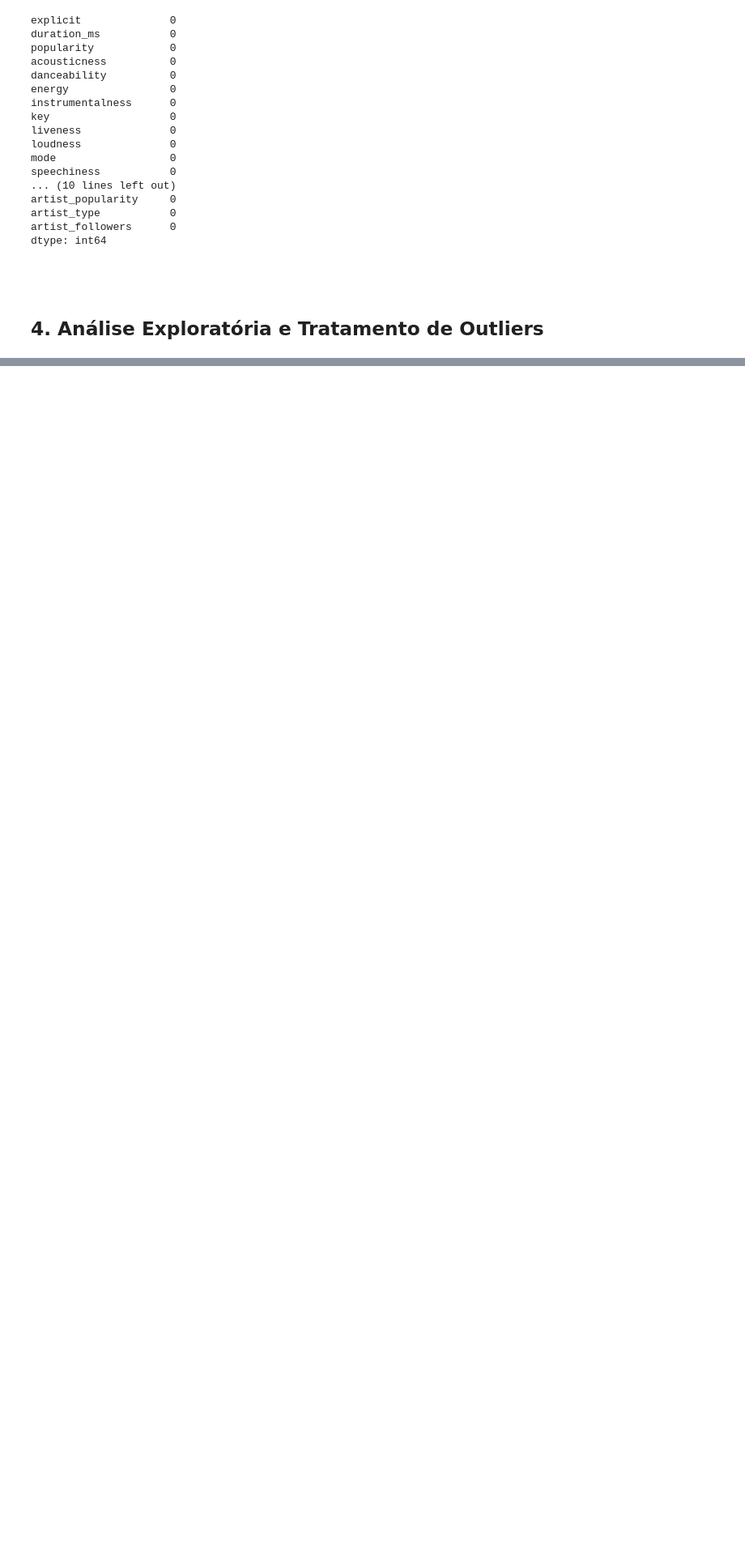
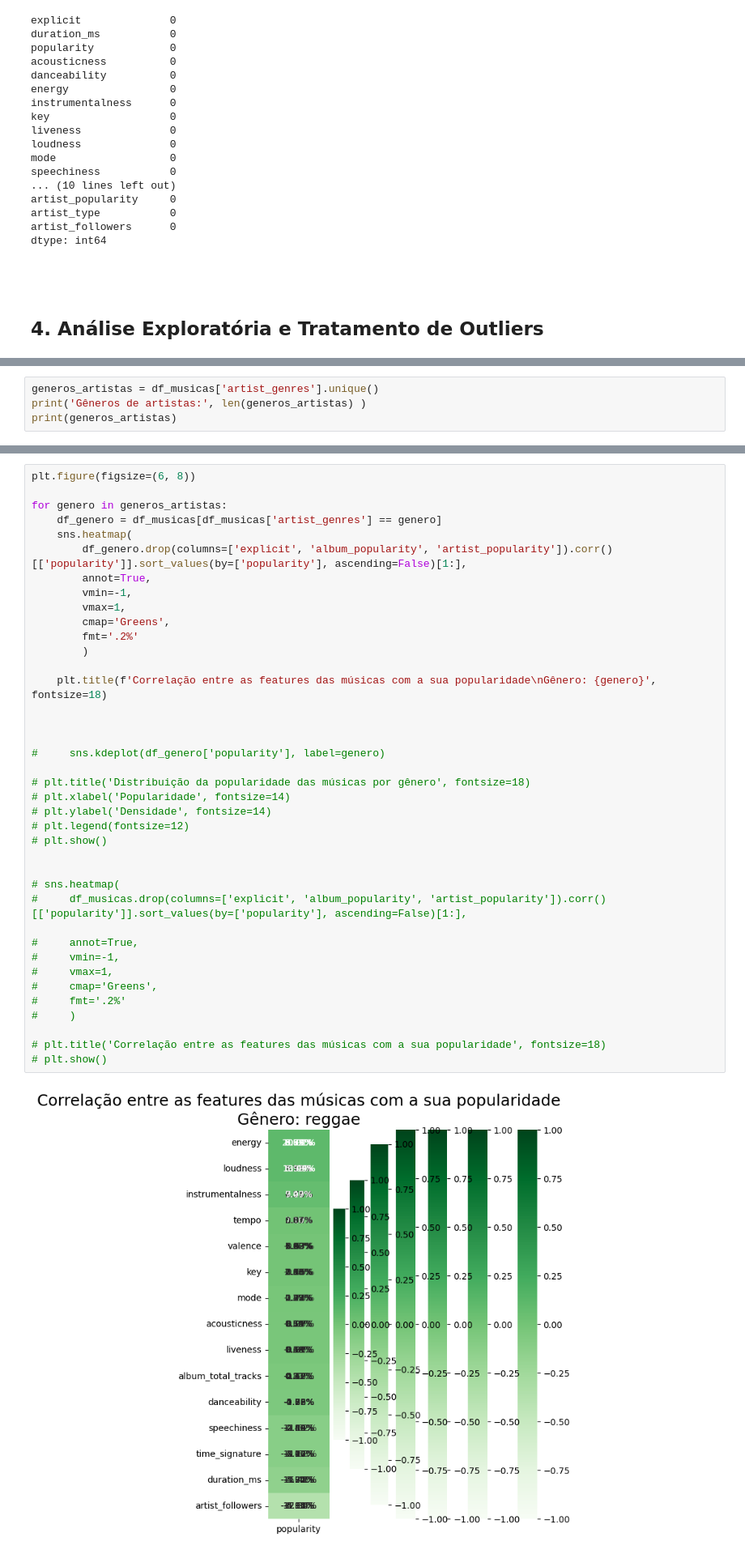
Before and after one commit to Ciencia-de-Dados-IMT-2023/Projeto-Spotify-2023.1, a Jupyter notebook: notebooks/02_EDA.ipynb, the cells around one changed output, grey strips where cells are left out. Shown at 81% size. Drawn from its saved outputs; the diff is of its cells as text; blank space fills up the shorter version.

```diff
--- a/notebooks/02_EDA.ipynb
+++ b/notebooks/02_EDA.ipynb
@@ -146,0 +204,4 @@ dtype: int64
+# %%
+generos_artistas = df_musicas['artist_genres'].unique()
+print('Gêneros de artistas:', len(generos_artistas)	)
+print(generos_artistas)
@@ -146,0 +211,41 @@ dtype: int64
+# %%
+plt.figure(figsize=(6, 8))
+
+for genero in generos_artistas:
+    df_genero = df_musicas[df_musicas['artist_genres'] == genero]
+    sns.heatmap(
+        df_genero.drop(columns=['explicit', 'album_popularity', 'artist_popularity']).corr()[['popularity']].sort_values(by=['popularity'], ascending=False)[1:],
+        annot=True,
+        vmin=-1,
+        vmax=1,
+        cmap='Greens',
+        fmt='.2%'
+        )
+
+    plt.title(f'Correlação entre as features das músicas com a sua popularidade\nGênero: {genero}', fontsize=18)
+
+
+
+#     sns.kdeplot(df_genero['popularity'], label=genero)
+
+# plt.title('Distribuição da popularidade das músicas por gênero', fontsize=18)
+# plt.xlabel('Popularidade', fontsize=14)
+# plt.ylabel('Densidade', fontsize=14)
+# plt.legend(fontsize=12)
+# plt.show()
+
+
+# sns.heatmap(
+#     df_musicas.drop(columns=['explicit', 'album_popularity', 'artist_popularity']).corr()[['popularity']].sort_values(by=['popularity'], ascending=False)[1:],
+
+#     annot=True,
+#     vmin=-1,
+#     vmax=1,
+#     cmap='Greens',
+#     fmt='.2%'
+#     )
+
+# plt.title('Correlação entre as features das músicas com a sua popularidade', fontsize=18)
+# plt.show()
+# %% [output]
+[figure, added]
```
Also changed, not shown: parts of 6 cells of this notebook.
